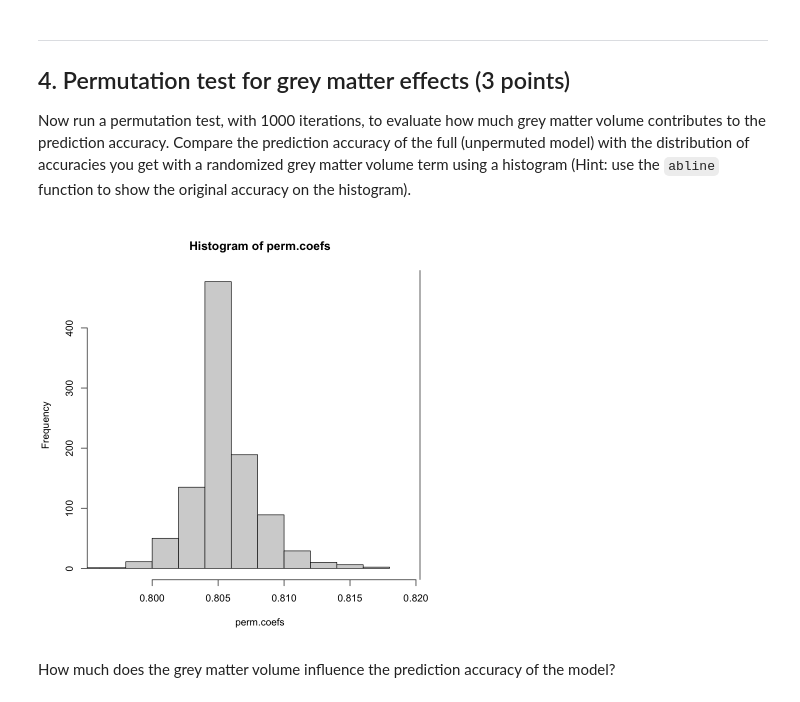
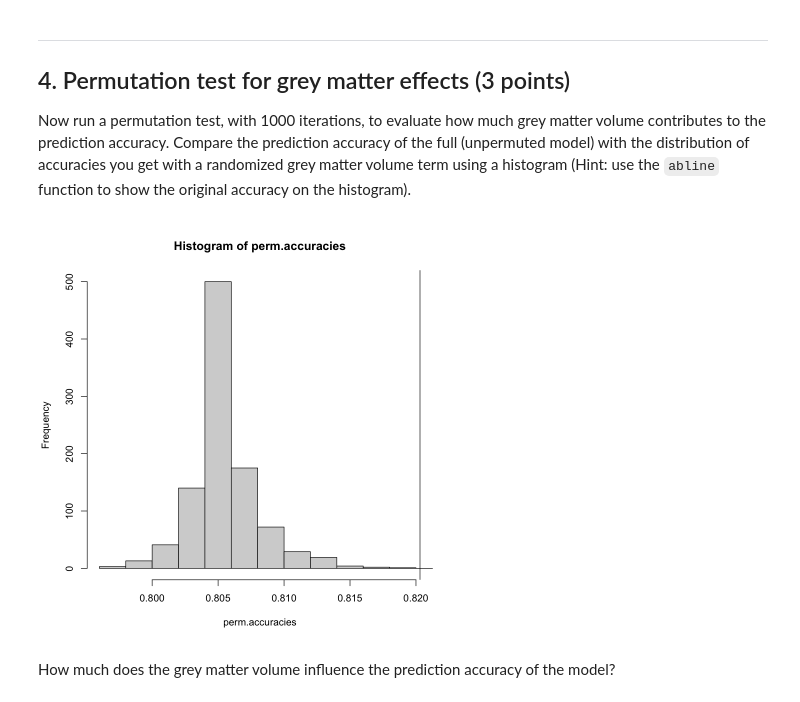
Before and after one commit to Letian-Huang/huang_DSPN_S25, a Jupyter notebook: Homework/Exercise 13.ipynb, the cells around one changed output. Drawn from its saved outputs; the diff is of its cells as text; code cells hidden in the pictures.

```diff
--- a/Homework/Exercise 13.ipynb
+++ b/Homework/Exercise 13.ipynb
@@ -161,27 +161,27 @@ Now run a permutation test, with 1000 iterations, to evaluate how much grey matt
 # %%
 permd1 = d1 #want to preserve the non-permuted, true form of data!
 
 # Set the number of iterations
 R = 1000
 
 perm.accuracies = matrix(NA, nrow = R, ncol = 1) #filling with nas at first
 
 for (i in 1:R){
   permd1$FS_Total_GM_Vol = permd1$FS_Total_GM_Vol[sample(1113)]
   mod <- glm(Gender ~ FS_IntraCranial_Vol + FS_Tot_WM_Vol + FS_Total_GM_Vol, data = permd1, family = binomial)
   glm_prob_df = data.frame(predict(mod, type = "response"))
   colnames(glm_prob_df) = c('predicted_prob')
   glm_prob_df$predicted_binary = rep("F", nrow(glm_prob_df))
   glm_prob_df$predicted_binary[glm_prob_df$predicted_prob > .50] = "M"
 
   perm.accuracies[i,] = mean(glm_prob_df$predicted_binary == permd1$Gender)}
 
 # Take a look at the null distributions
 real.acc <- accuracy
-hist(perm.coefs, xlim = c(min(perm.accuracies), real.acc))
+hist(perm.accuracies, xlim = c(min(perm.accuracies), real.acc))
 abline(v = real.acc)
 # %% [output]
-[figure, old version]
+[figure, new version]
 # %% [markdown]
 How much does the grey matter volume influence the prediction accuracy of the model?
 # %% [markdown]
```
